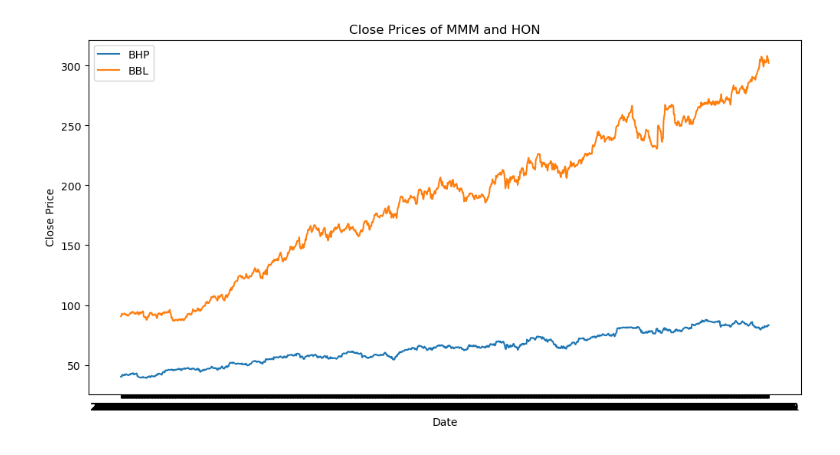
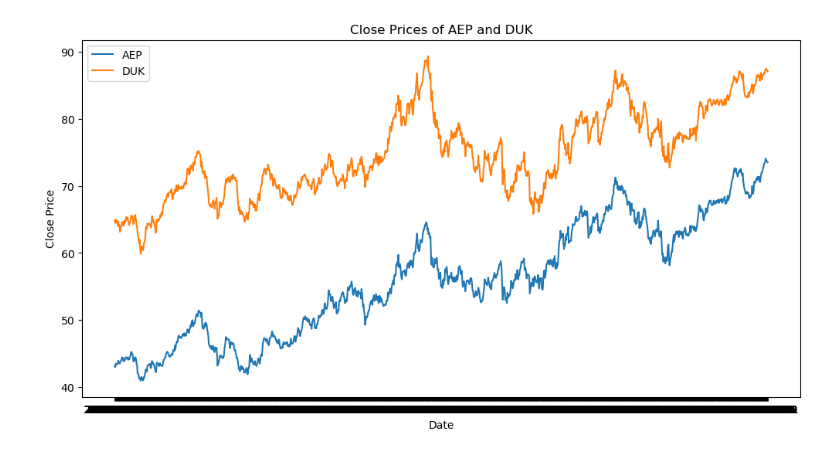
Before and after one commit to gitsouderos/Thesis, a Jupyter notebook: diffstock_PIPELINE/test.ipynb, the cells around one changed output. Saved outputs shown, nothing was run; the diff lists cells and outputs as text; code cells hidden in the pictures.

Commit message:
Added results of relation matrix pairs

```diff
--- a/diffstock_PIPELINE/test.ipynb
+++ b/diffstock_PIPELINE/test.ipynb
@@ -79,14 +76,21 @@ pair2 = pd.read_csv('../price/raw/LMT.csv')
+# %%
+stock1 = 'AEP'
+stock2 = 'DUK'
+base_path = "../price/raw/"
+path_end = ".csv"
+pair1 = pd.read_csv(base_path + stock1 + path_end)
+pair2 = pd.read_csv(base_path + stock2 + path_end)
 # %%
 # Plot the prices of the two stocks
 import matplotlib.pyplot as plt
 
 plt.figure(figsize=(12, 6))
-plt.plot(pair1['Date'], pair1['Close'], label='BHP')
-plt.plot(pair2['Date'], pair2['Close'], label='BBL')
+plt.plot(pair1['Date'], pair1['Close'], label=stock1)
+plt.plot(pair2['Date'], pair2['Close'], label=stock2)
 plt.xlabel('Date')
 plt.ylabel('Close Price')
-plt.title('Close Prices of MMM and HON')
+plt.title(f'Close Prices of {stock1} and {stock2}')
 plt.legend()
 plt.show()
 # %% [output]
-[figure, old version]
+[figure, new version]
```
Also changed, not shown: parts of 1 cell of this notebook, 4 other files.
